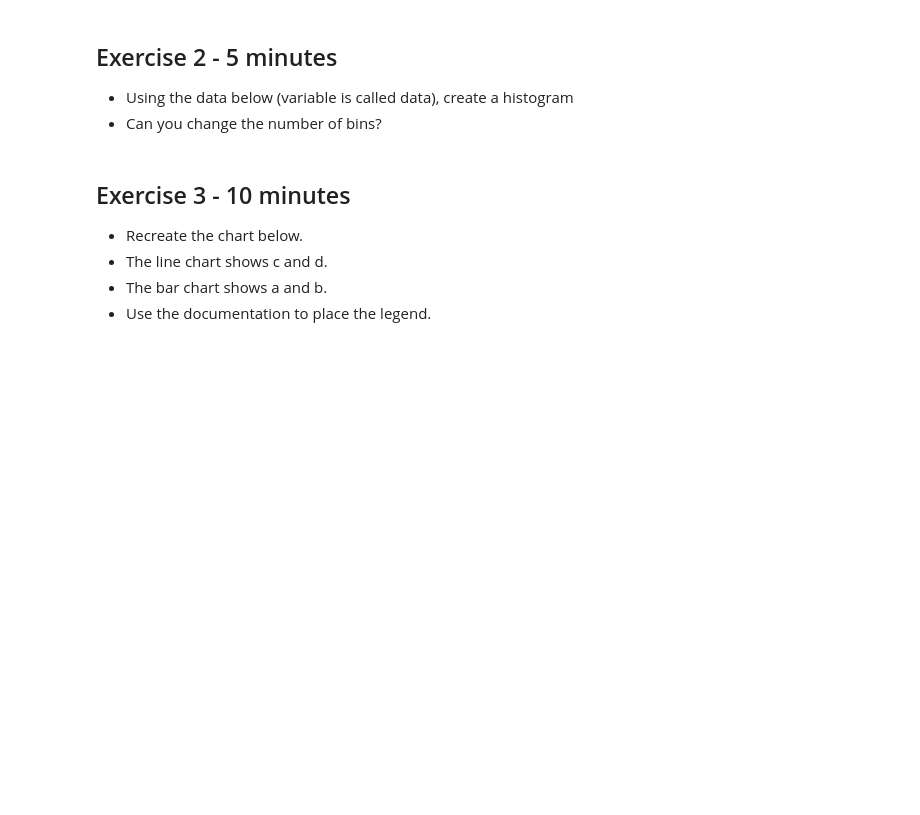
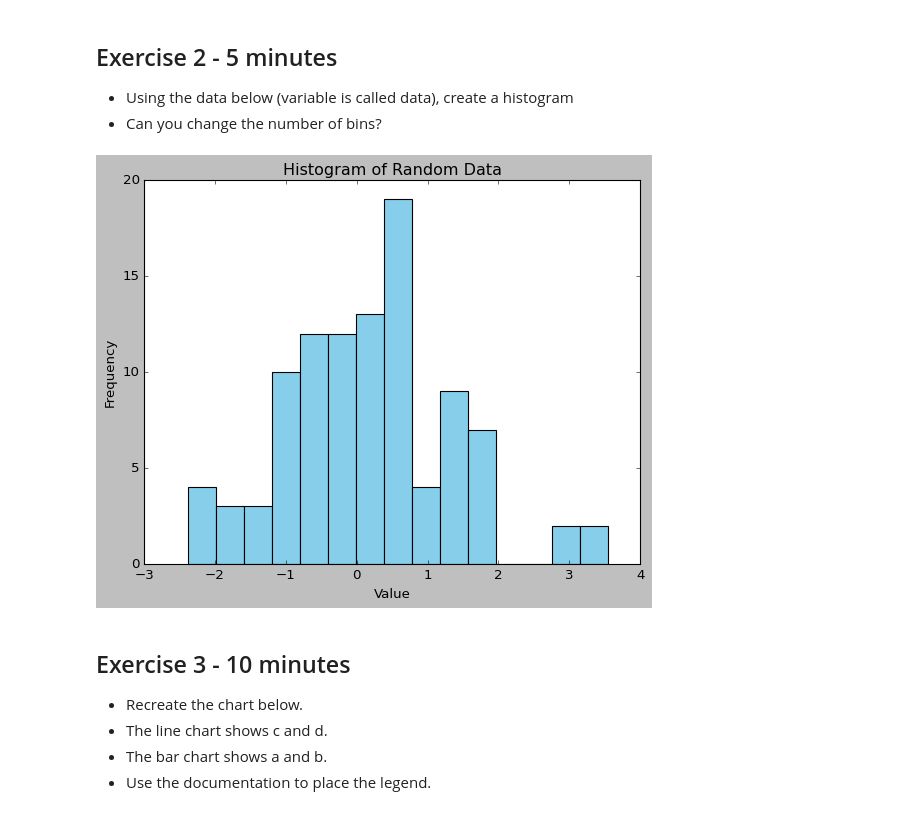
Before and after one commit to jcbowyer/python-visualization-course, a Jupyter notebook: Student 1 - Matplotlib 2022.ipynb, the cells around one changed output. Cells and saved outputs as stored; diff of their text form; code cells hidden in the pictures; blank space fills up the shorter version.

```diff
--- a/Student 1 - Matplotlib 2022.ipynb
+++ b/Student 1 - Matplotlib 2022.ipynb
@@ -324,6 +418,21 @@ plt.show()
 # %%
 data = np.random.randn(100)
 #data
+# %%
+import matplotlib.pyplot as plt
+import numpy as np
+
+# Generate random data
+data = np.random.randn(100)
+
+# Create histogram with specified number of bins
+plt.hist(data, bins=15, color='skyblue', edgecolor='black')
+plt.title("Histogram of Random Data")
+plt.xlabel("Value")
+plt.ylabel("Frequency")
+plt.show()
+# %% [output]
+[figure, added]
 # %% [markdown]
 ## Exercise 3 - 10 minutes
 - Recreate the chart below.
```
Also changed, not shown: parts of 33 cells of this notebook, 4 other files.
